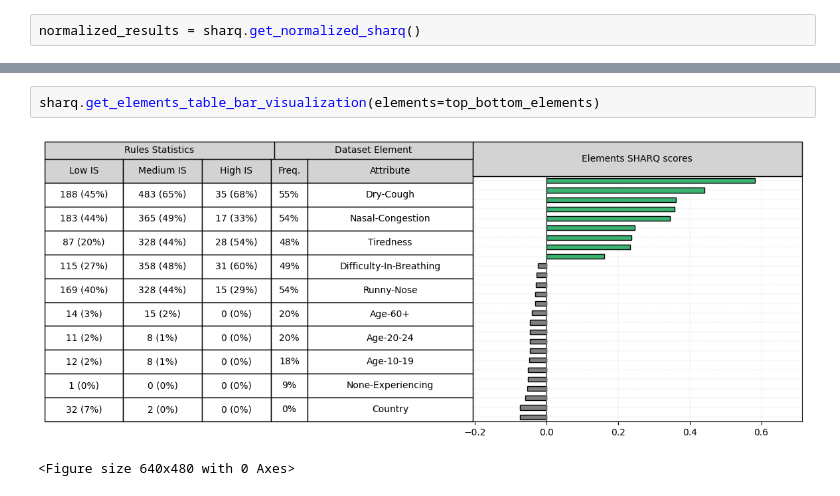
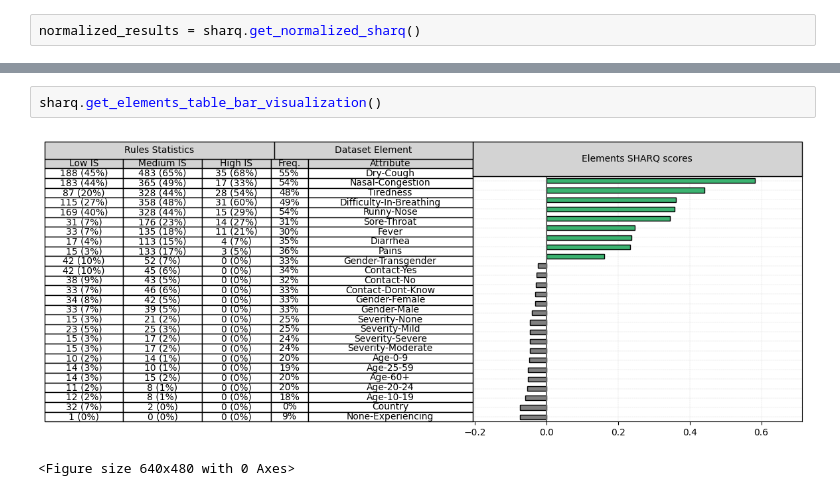
Before and after one commit to hadarib123/SHARQ-demo, a Jupyter notebook: example_notebook_demo_covid.ipynb, the cells around one changed output, grey strips where cells are left out. Saved outputs shown, nothing was run; the diff lists cells and outputs as text.

```diff
--- a/example_notebook_demo_covid.ipynb
+++ b/example_notebook_demo_covid.ipynb
@@ -64,9 +64,9 @@ results
  'Nasal-Congestion': np.float64(0.44214888383935647),
  'Dry-Cough': np.float64(0.5821418454762053)}
 # %%
-sharq.get_elements_table_bar_visualization(elements=top_bottom_elements)
+sharq.get_elements_table_bar_visualization()
 # %% [output]
-[figure, old version]
+[figure, new version]
 <Figure size 640x480 with 0 Axes>
 # %%
 sharq.get_columns_elements_heatmap_table_visualization(is_binary_df=True)
```
Also changed, not shown: parts of 1 cell of this notebook.
